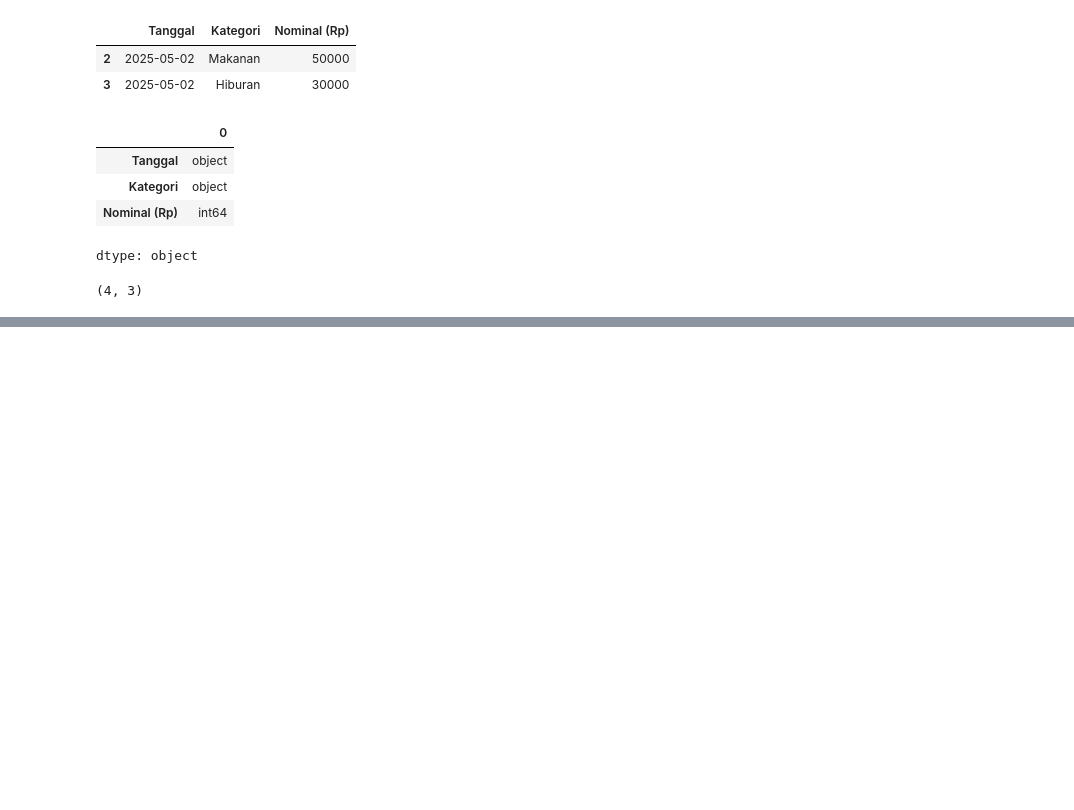
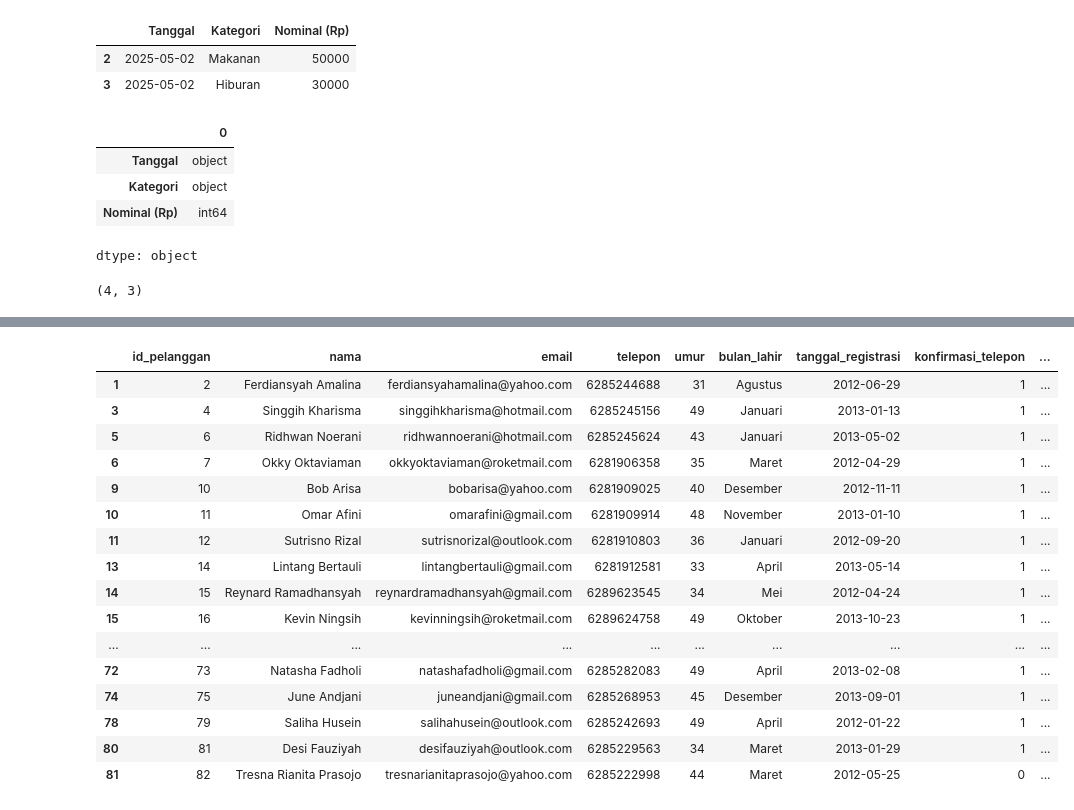
Before and after one commit to gamal20/latihan, a Jupyter notebook: Pelatihan2.ipynb, the cells around one changed output, grey strips where cells are left out. Cells and saved outputs as stored; diff of their text form; code cells hidden in the pictures; blank space fills up the shorter version.

```diff
--- a/Pelatihan2.ipynb
+++ b/Pelatihan2.ipynb
@@ -155,0 +156,3 @@ dtype: int64
+# %%
+df_csv = pd.read_csv(filepath+filecsv,sep=',',skiprows=6)
+df_csv
@@ -179,0 +240,20 @@ with open(filepath+filecsv, mode='r') as file:
+# %%
+df_csv[(df_csv['umur'] > 30) & (df_csv['pengguna_aktif'] == 1)]
+# %% [output]
+|  | id_pelanggan | nama | email | telepon | umur | bulan_lahir | tanggal_registrasi | konfirmasi_telepon | ... |
+| 1 | 2 | Ferdiansyah Amalina | ferdiansyahamalina@yahoo.com | 6285244688 | 31 | Agustus | 2012-06-29 | 1 | ... |
+| 3 | 4 | Singgih Kharisma | singgihkharisma@hotmail.com | 6285245156 | 49 | Januari | 2013-01-13 | 1 | ... |
+| 5 | 6 | Ridhwan Noerani | ridhwannoerani@hotmail.com | 6285245624 | 43 | Januari | 2013-05-02 | 1 | ... |
+| 6 | 7 | Okky Oktaviaman | okkyoktaviaman@roketmail.com | 6281906358 | 35 | Maret | 2012-04-29 | 1 | ... |
+| 9 | 10 | Bob Arisa | bobarisa@yahoo.com | 6281909025 | 40 | Desember | 2012-11-11 | 1 | ... |
+| 10 | 11 | Omar Afini | omarafini@gmail.com | 6281909914 | 48 | November | 2013-01-10 | 1 | ... |
+| 11 | 12 | Sutrisno Rizal | sutrisnorizal@outlook.com | 6281910803 | 36 | Januari | 2012-09-20 | 1 | ... |
+| 13 | 14 | Lintang Bertauli | lintangbertauli@gmail.com | 6281912581 | 33 | April | 2013-05-14 | 1 | ... |
+| 14 | 15 | Reynard Ramadhansyah | reynardramadhansyah@gmail.com | 6289623545 | 34 | Mei | 2012-04-24 | 1 | ... |
+| 15 | 16 | Kevin Ningsih | kevinningsih@roketmail.com | 6289624758 | 49 | Oktober | 2013-10-23 | 1 | ... |
+| ... | ... | ... | ... | ... | ... | ... | ... | ... | ... |
+| 72 | 73 | Natasha Fadholi | natashafadholi@gmail.com | 6285282083 | 49 | April | 2013-02-08 | 1 | ... |
+| 74 | 75 | June Andjani | juneandjani@gmail.com | 6285268953 | 45 | Desember | 2013-09-01 | 1 | ... |
+| 78 | 79 | Saliha Husein | salihahusein@outlook.com | 6285242693 | 49 | April | 2012-01-22 | 1 | ... |
+| 80 | 81 | Desi Fauziyah | desifauziyah@outlook.com | 6285229563 | 34 | Maret | 2013-01-29 | 1 | ... |
+| 81 | 82 | Tresna Rianita Prasojo | tresnarianitaprasojo@yahoo.com | 6285222998 | 44 | Maret | 2012-05-25 | 0 | ... |
```
Also changed, not shown: parts of 11 cells of this notebook.
